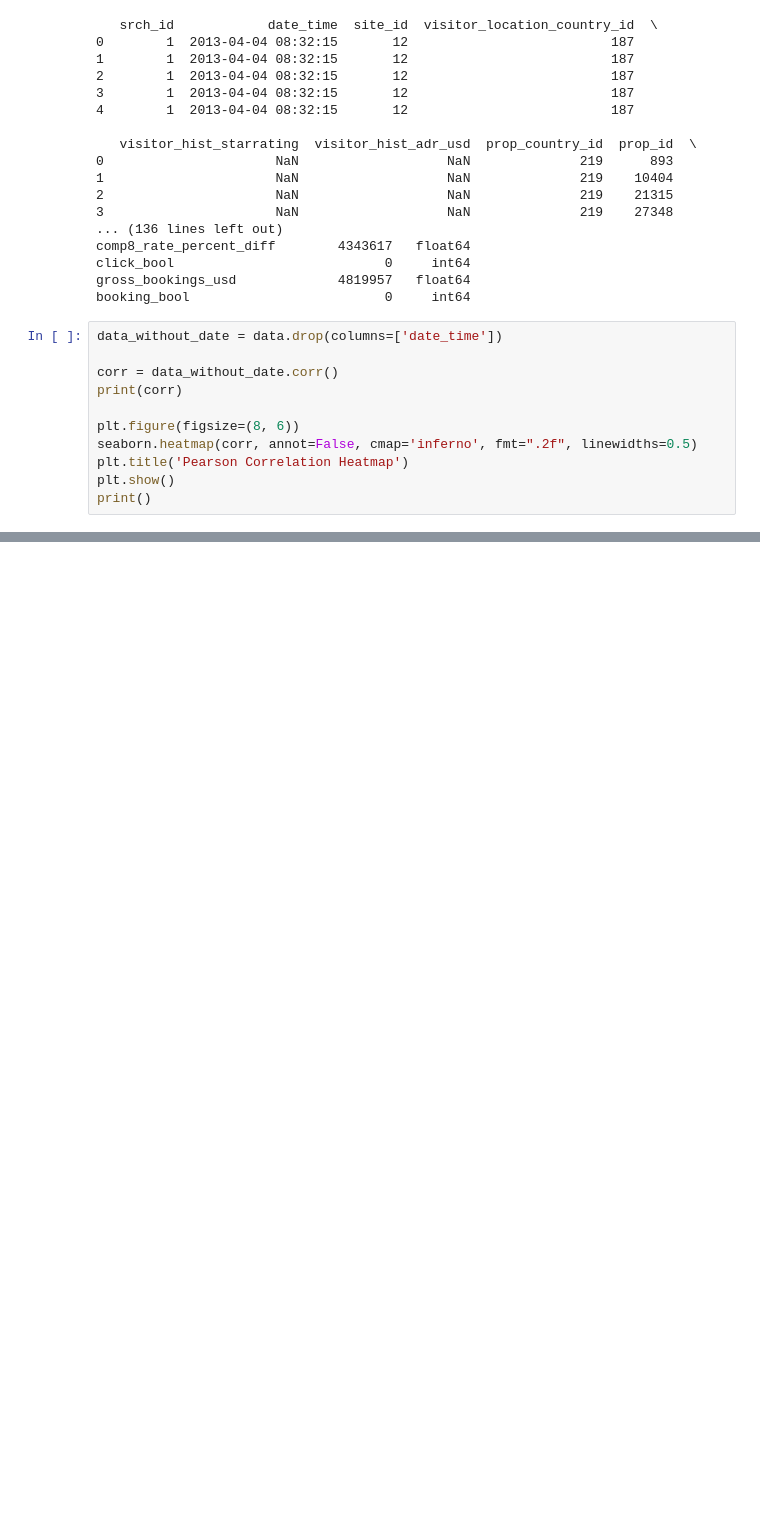
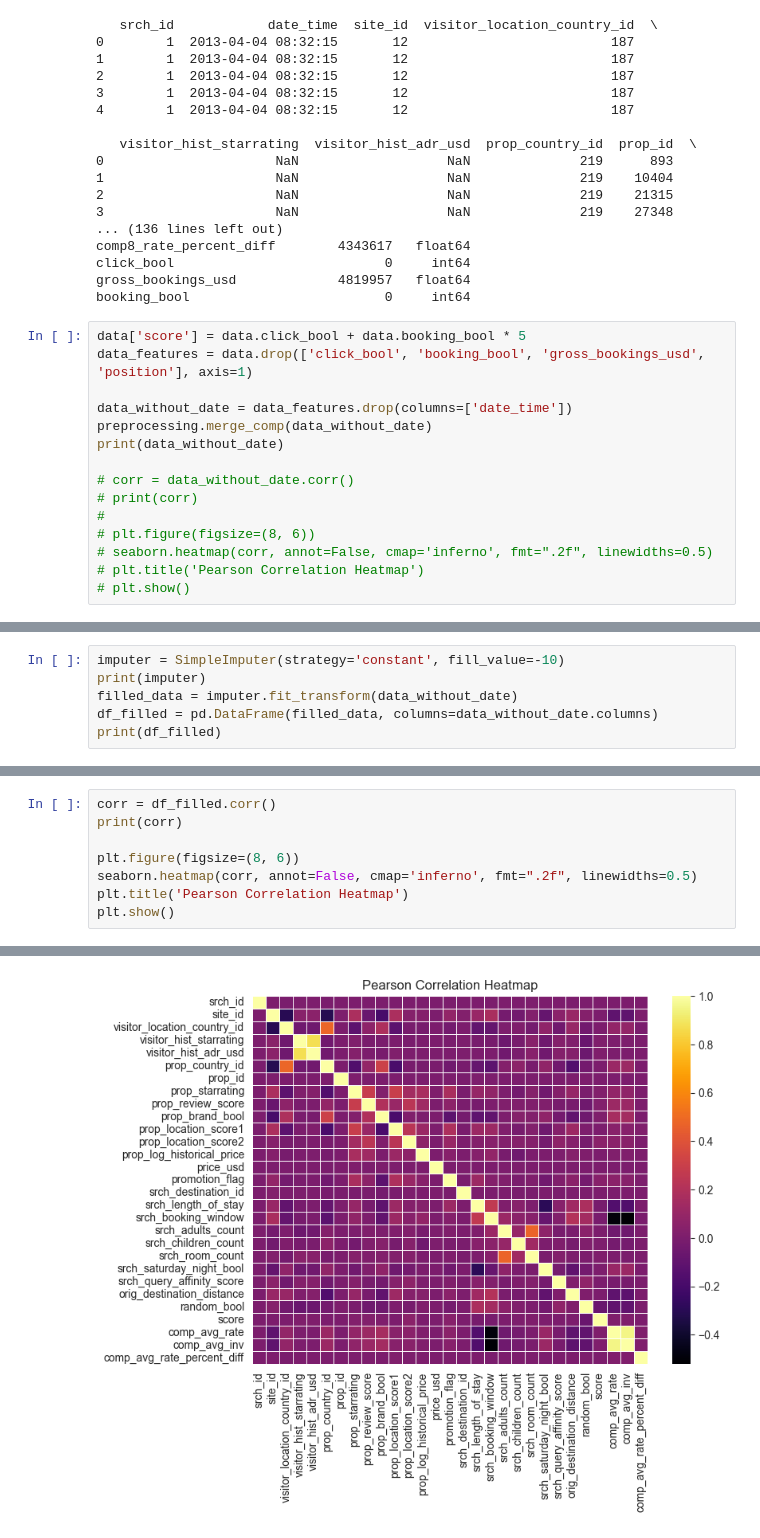
Before and after one commit to montpelllier/VU-DMT-A2, a Jupyter notebook: EDA.ipynb, the cells around one changed output, grey strips where cells are left out. Cells and saved outputs as stored; diff of their text form; blank space fills up the shorter version.

Commit message:
add preprocessing.py and evaluator.py

```diff
--- a/EDA.ipynb
+++ b/EDA.ipynb
@@ -36,14 +38,18 @@ click_bool                           0     int64
 gross_bookings_usd             4819957   float64
 booking_bool                         0     int64
 # %%
-data_without_date = data.drop(columns=['date_time'])
+data['score'] = data.click_bool + data.booking_bool * 5
+data_features = data.drop(['click_bool', 'booking_bool', 'gross_bookings_usd', 'position'], axis=1)
 
-corr = data_without_date.corr()
-print(corr)
+data_without_date = data_features.drop(columns=['date_time'])
+preprocessing.merge_comp(data_without_date)
+print(data_without_date)
 
-plt.figure(figsize=(8, 6))
-seaborn.heatmap(corr, annot=False, cmap='inferno', fmt=".2f", linewidths=0.5)
-plt.title('Pearson Correlation Heatmap')
-plt.show()
-print()
+# corr = data_without_date.corr()
+# print(corr)
+#
+# plt.figure(figsize=(8, 6))
+# seaborn.heatmap(corr, annot=False, cmap='inferno', fmt=".2f", linewidths=0.5)
+# plt.title('Pearson Correlation Heatmap')
+# plt.show()
 # %% [output]
@@ -67,0 +73,6 @@ booking_bool                                NaN      1.000000
+# %%
+imputer = SimpleImputer(strategy='constant', fill_value=-10)
+print(imputer)
+filled_data = imputer.fit_transform(data_without_date)
+df_filled = pd.DataFrame(filled_data, columns=data_without_date.columns)
+print(df_filled)
@@ -67,0 +119,9 @@ booking_bool                                NaN      1.000000
+# %%
+corr = df_filled.corr()
+print(corr)
+
+plt.figure(figsize=(8, 6))
+seaborn.heatmap(corr, annot=False, cmap='inferno', fmt=".2f", linewidths=0.5)
+plt.title('Pearson Correlation Heatmap')
+plt.show()
+# %% [output]
@@ -67,0 +145 @@ booking_bool                                NaN      1.000000
+[figure, added]
```
Also changed, not shown: parts of 7 cells of this notebook, 3 other files.
